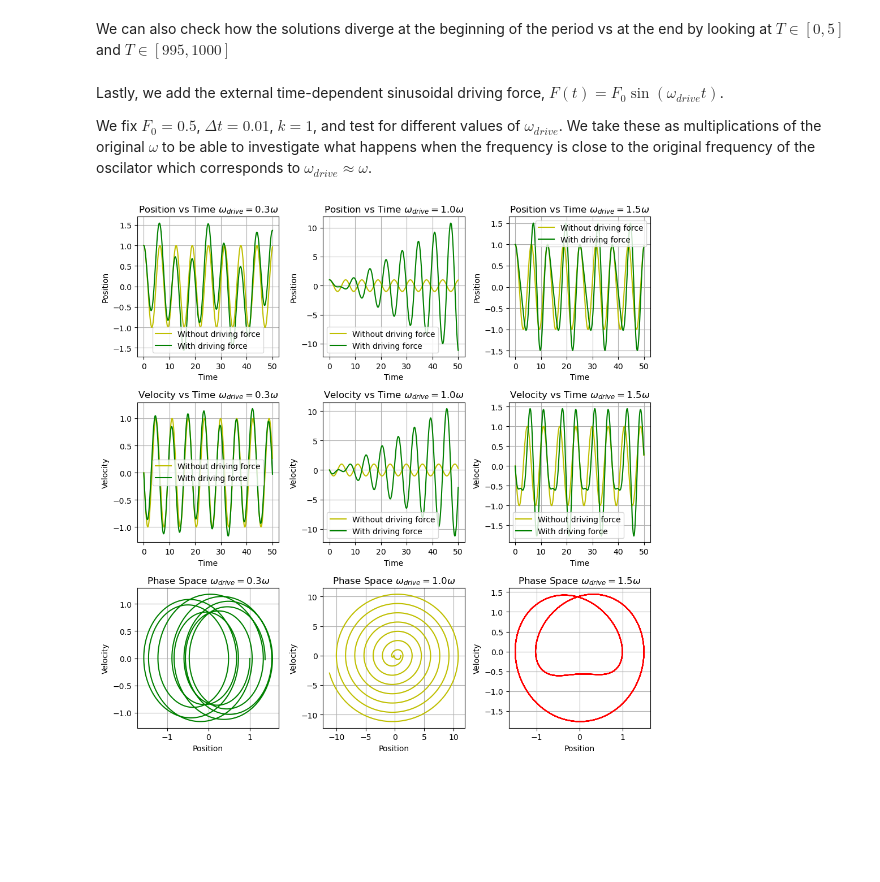
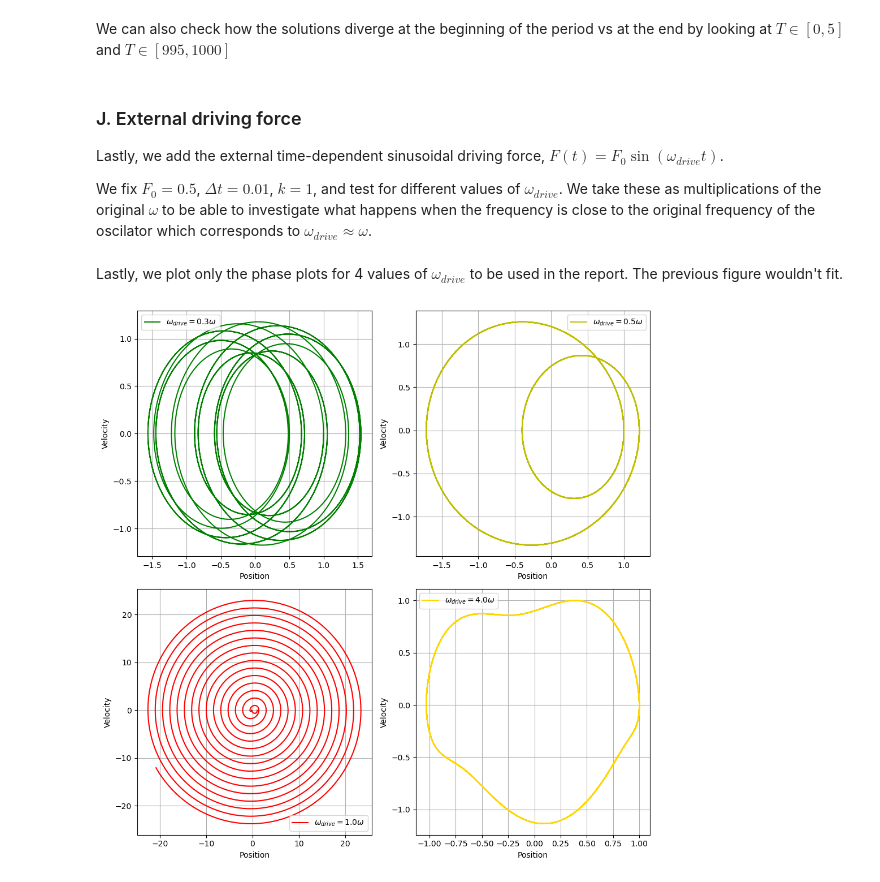
Before and after one commit to kingilsildor/CLS-Scientific_Computing-Assignment3, a Jupyter notebook: interface_leapfrog.ipynb, the cells around one changed output. Drawn from its saved outputs; the diff is of its cells as text; code cells hidden in the pictures; blank space fills up the shorter version.

```diff
--- a/interface_leapfrog.ipynb
+++ b/interface_leapfrog.ipynb
@@ -88,6 +88,8 @@ x_list_zero, v_list_zero = leapfrog(T, F_x, k, initial_v="zero", delta_t=delta_t
 
 # plot_leapfrog_errors_start_end([x_list_avg, x_list_zero], k, T, delta_t=delta_t, save=False)
 # %% [markdown]
+### J. External driving force
+
 Lastly, we add the external time-dependent sinusoidal driving force, $F(t) = F_0 \sin(\omega_{drive} t)$.
 
 We fix $F_0 = 0.5$, $\Delta t = 0.01$, $k =1$, and test for different values of $\omega_{drive}$. We take these as multiplications of the original $\omega$ to be able to investigate what happens when the frequency is close to the original frequency of the oscilator which corresponds to $\omega_{drive} \approx \omega$.
@@ -94,79 +122,39 @@ We fix $F_0 = 0.5$, $\Delta t = 0.01$, $k =1$, and test for different values of
+# %% [markdown]
+Lastly, we plot only the phase plots for 4 values of $\omega_{drive}$ to be used in the report. The previous figure wouldn't fit.
 # %%
-T = 50
-k = 1
-m = 1
-delta_t = 0.01
+T = 100
+k, m = 1, 1
 omega = (k / m)**0.5
 
-omegas = [omega*0.3, omega, omega*1.5]
+omegas = [omega*0.3, omega*0.5, omega, omega*4]
 F_0 = 0.5
 
 def F_x(x, k):
     return -k * x
 
 positions = []
 velocities = []
 
 for omega_drive in omegas:
     def F_t(t):
         return F_0 * np.sin(omega_drive * t)
 
     x_list, v_list = leapfrog(T, F_x, k, F_t=F_t)
     positions.append(x_list)
     velocities.append(v_list)
 
+fig, axes = plt.subplots(2, 2, figsize=(10, 10))
+colors = ['g', 'y', 'r', 'gold']
 
-# PLOT RESULTS
-fig, axes = plt.subplots(3, 3, figsize=(10, 10))
-colors = ['g', 'y', 'r']
-
-t_position = np.linspace(0, T, len(positions[0]))
-t_velocity = np.linspace(delta_t / 2, T + delta_t / 2, len(positions[0]))
-
-def exact_position(t, k, m):
-    A = 1
-    omega = np.sqrt(k / m)
-    phi = np.pi / 2
-
-    return A * np.sin(omega * t + phi)
-
-def exact_velocity(t, k, m):
-    A = 1
-    omega = np.sqrt(k / m)
-    phi = np.pi / 2
-
-    return A * omega * np.cos(omega * t + phi)
-
-# Plot the positions
-for i, position in enumerate(positions):
-    axes[0][i].plot(t_position, exact_position(t_position, k, m), color=colors[1], label='Without driving force')
-    axes[0][i].plot(t_position, positions[i], color=colors[0], label='With driving force')
-    axes[0][i].set_title(rf'Position vs Time $\omega_{{drive}} = {omegas[i] / omega:.1f}\omega$')
-    axes[0][i].set_xlabel('Time')
-    axes[0][i].set_ylabel('Position')
-    axes[0][i].legend()
-    axes[0][i].grid()
-
-# Plot the velocities
-for i, velocity in enumerate(velocities):
-    axes[1][i].plot(t_velocity, exact_velocity(t_position, k, m), color=colors[1], label='Without driving force')
-    axes[1][i].plot(t_velocity, velocities[i], color=colors[0], label='With driving force')
-    axes[1][i].set_title(rf'Velocity vs Time $\omega_{{drive}} = {omegas[i] / omega:.1f}\omega$')
-    axes[1][i].set_xlabel('Time')
-    axes[1][i].set_ylabel('Velocity')
-    axes[1][i].legend()
-    axes[1][i].grid()
-
-# Plot the phase space
-for i, position in enumerate(positions):
-    axes[2][i].plot(positions[i], velocities[i], color=colors[i])
-    axes[2][i].set_title(rf'Phase Space $\omega_{{drive}} = {omegas[i] / omega:.1f}\omega$')
-    axes[2][i].set_xlabel('Position')
-    axes[2][i].set_ylabel('Velocity')
-    axes[2][i].grid()
+for i, ax in enumerate(axes.flat):
+    ax.plot(positions[i], velocities[i], color=colors[i], label=rf'$\omega_{{drive}} = {omegas[i] / omega:.1f}\omega$')
+    ax.set_xlabel('Position')
+    ax.set_ylabel('Velocity')
+    ax.legend()
+    ax.grid()
 
 plt.tight_layout()
 plt.show()
 # %% [output]
-[figure, old version]
+[figure, new version]
 # %%
```
Also changed, not shown: parts of 3 cells of this notebook, 3 other files.
